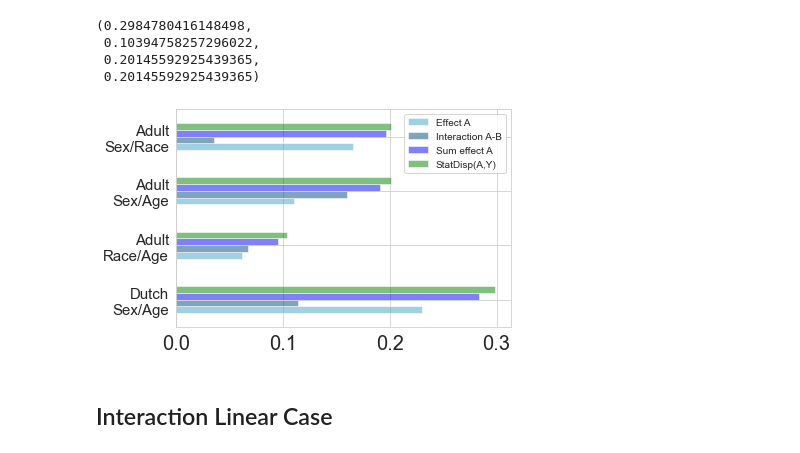
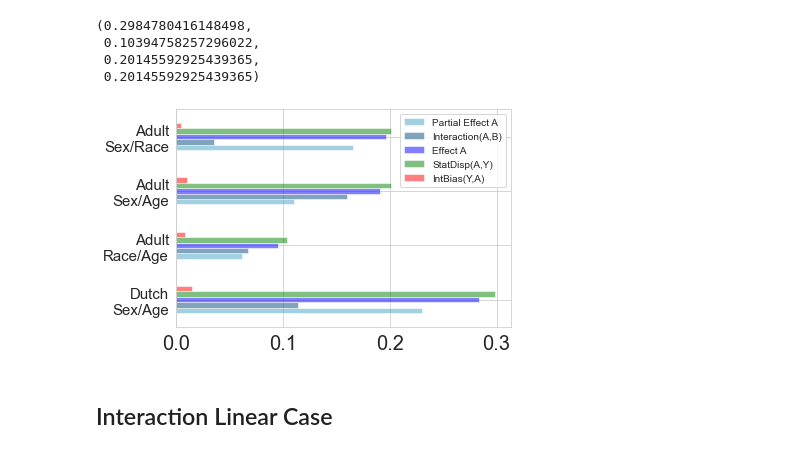
Before and after one commit to RuSaBin/DissectingCausalBiases, a Jupyter notebook: Biases_RealData+InteractionBias_Synthetic.ipynb, the cells around one changed output. Saved outputs shown, nothing was run; the diff lists cells and outputs as text; code cells hidden in the pictures.

```diff
--- a/Biases_RealData+InteractionBias_Synthetic.ipynb
+++ b/Biases_RealData+InteractionBias_Synthetic.ipynb
@@ -329,8 +329,21 @@ def interaction(df,a, b, y):
     total =  TEA+TEB+Int
     synergism = py1a1b1- py1a0b1- py1a1b0
 
+    #statistical disparity thing
+    py1a0 = df[(df[y]==1)&(df[a]==0)].shape[0]/df[(df[a]==0)].shape[0]
+    py1a1 = df[(df[y]==1)&(df[a]==1)].shape[0]/df[(df[a]==1)].shape[0]
 
-    return TEA, TEB, Int,total, synergism
+    SDA = py1a1-py1a0
+
+    py1b0 = df[(df[y]==1)&(df[b]==0)].shape[0]/df[(df[b]==0)].shape[0]
+    py1b1 = df[(df[y]==1)&(df[b]==1)].shape[0]/df[(df[b]==1)].shape[0]
+
+    SDB = py1b1-py1b0
+
+    SumSD = SDA+SDB
+
+
+    return TEA, TEB, Int,total, synergism, SumSD
 # %%
 y = 'income'
 a= 'race'
@@ -360,11 +377,13 @@ effects_B=(metrics_d1[1],metrics_a1[1],metrics_a2[1],metrics_a3[1])
 interactions=(metrics_d1[2],metrics_a1[2],metrics_a2[2],metrics_a3[2])
 total = (metrics_d1[3],metrics_a1[3],metrics_a2[3],metrics_a3[3])
 synergism = (metrics_d1[4],metrics_a1[4],metrics_a2[4],metrics_a3[4])
+sumSD = (metrics_d1[5],metrics_a1[5],metrics_a2[5],metrics_a3[5])
+InterBias = (metrics_d1[5]-metrics_d1[3],metrics_a1[5]-metrics_a1[3],metrics_a2[5]-metrics_a2[3],metrics_a3[5]-metrics_a3[3])
 names = ('Dutch\nSex/Age','Adult\nSex/Race', 'Adult\nSex/Age', 'Adult\nRace/Age')
 
-df = pd.DataFrame({'Effect A': effects_A,
-                   'Effect B': effects_B, 'Interaction A-B':interactions,'Sum effect A&B': total, 'Synergism': synergism}, index=names)
-ax = df.plot.barh(color=["#44a5c2",  "#024b7a", 'blue', 'green', 'magenta'], alpha=0.5)
+df = pd.DataFrame({'Partial Effect(Y,A)': effects_A,
+                   'Partial Effect(Y,B)': effects_B, 'Interaction(A,B)':interactions,'Effect(Y,A,B)': total, 'Synergism': synergism, 'StatDisp(A)+StatDisp(B)':sumSD, 'IntBias(Y,A,B)':InterBias}, index=names)
+ax = df.plot.barh(color=["#44a5c2",  "#024b7a", 'blue', 'green', 'magenta', 'y', 'r'], alpha=0.5)
 plt.grid(False)
 ax.xaxis.set_tick_params(labelsize=20)
 ax.yaxis.set_tick_params(labelsize=15)
@@ -448,21 +467,22 @@ single_d1 = single_effect(dfd,a, b, y)
 # %%
 effects_A=(single_d1[0],single_a1[0],single_a2[0],single_a3[0])
 interactions=(single_d1[1],single_a1[1],single_a2[1],single_a3[1])
 total=(single_d1[2],single_a1[2],single_a2[2],single_a3[2])
 SD = (single_d1[3],single_a1[3],single_a2[3],single_a3[3])
+IntBias = (single_d1[3]-single_d1[2],single_a1[3]-single_a1[2],single_a2[3]-single_a2[2],single_a3[3]-single_a3[2])
 
 names = ('Dutch\nSex/Age','Adult\nRace/Age', 'Adult\nSex/Age', 'Adult\nSex/Race')
 
-df = pd.DataFrame({'Effect A': effects_A,
-                    'Interaction A-B':interactions,'Sum effect A': total, 'StatDisp(A,Y)':SD}, index=names)
-ax = df.plot.barh(color=["#44a5c2",  "#024b7a", 'blue', 'green'], alpha=0.5)
+df = pd.DataFrame({'Partial Effect A': effects_A,
+                    'Interaction(A,B)':interactions,'Effect A': total, 'StatDisp(A,Y)':SD,'IntBias(Y,A)':IntBias}, index=names)
+ax = df.plot.barh(color=["#44a5c2",  "#024b7a", 'blue', 'green', 'r'], alpha=0.5)
 plt.grid(False)
 ax.xaxis.set_tick_params(labelsize=20)
 ax.yaxis.set_tick_params(labelsize=15)
 plt.grid(True)
 plt.savefig('interactionA.png',bbox_inches='tight', dpi=300)
 # %% [output]
-[figure, old version]
+[figure, new version]
 # %% [markdown]
 ## Interaction Linear Case
 # %% [markdown]
```
Also changed, not shown: parts of 2 cells of this notebook, 2 other files.
